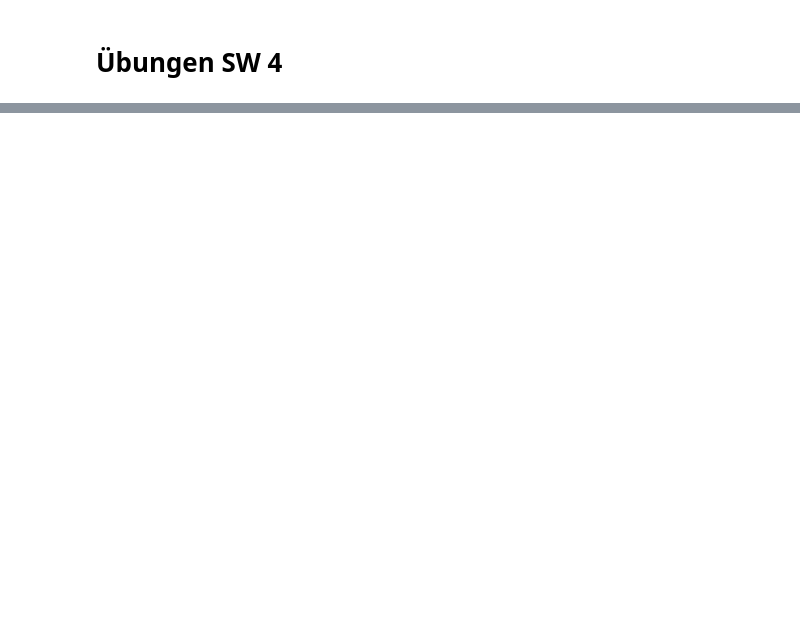
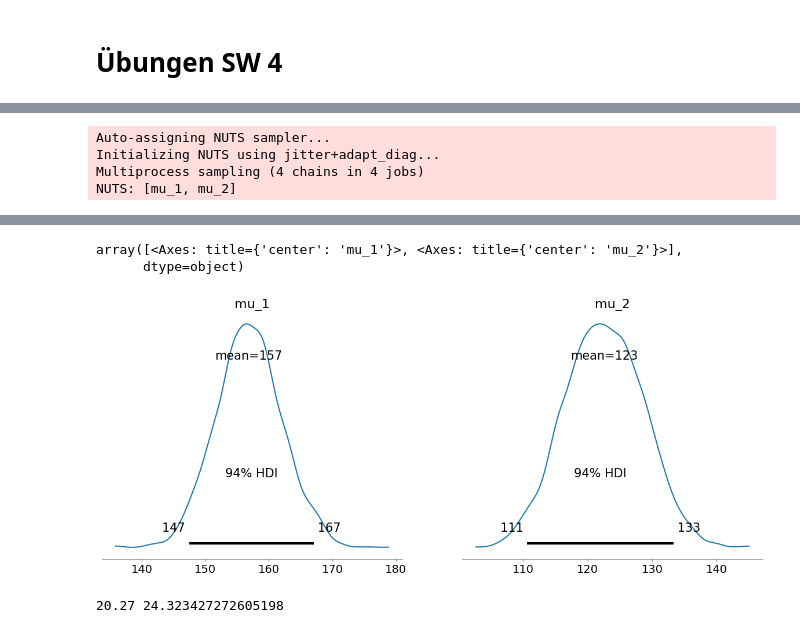
Before and after one commit to justinmeckmann1/stoc_hs24, a Jupyter notebook: Uebungen/04 - MCMC.ipynb, the cells around one changed output, grey strips where cells are left out. Drawn from its saved outputs; the diff is of its cells as text; code cells hidden in the pictures; blank space fills up the shorter version.

```diff
--- a/Uebungen/04 - MCMC.ipynb
+++ b/Uebungen/04 - MCMC.ipynb
@@ -17,0 +133,13 @@ plt.show()
+# %%
+# Aufgabe 4.5)
+import numpy as np
+import pymc as pm
+import arviz as az
+import matplotlib.pyplot as plt
+import scipy.stats as st
+from pandas import Series
+
+rind        = Series([186, 181, 176, 149, 184, 190, 158, 139, 175, 148, 152, 111, 141, 153, 190, 157, 131, 149, 135, 132])
+gefluegel   = Series([129, 132, 102, 106, 94, 102, 87, 99, 170, 113, 135, 142, 86, 143, 152, 146, 144])
+
+# a) nich gepaart --> die einzelnen Werte habe keine Beziehung zueinander --> zwei unabhängige Gruppen
@@ -17,0 +160,23 @@ plt.show()
+# %%
+# Prior verteilung
+sigma_rind      = rind.std()
+sigma_gefluegel = gefluegel.std()
+
+lower = 50
+upper = 250
+
+with pm.Model() as model_mul:
+    mu_1 = pm.Uniform('mu_1', lower=100, upper=250)
+    mu_2 = pm.Uniform('mu_2', lower=100, upper=250)
+    y_f  = pm.Normal('y_f', mu=mu_1, sigma=sigma_rind, observed=rind)
+    y_m  = pm.Normal('y_m', mu=mu_2, sigma=sigma_gefluegel, observed=gefluegel)
+    trace= pm.sample(1000)
+
+az.plot_posterior(trace)
+
+# Antwort d/e: Ja, es gibt einen relevanten Unterschied zwischen den beiden Gruppen. Die beiden HDI zeigen keine Überlappung.
+# %% [output]
+Auto-assigning NUTS sampler...
+Initializing NUTS using jitter+adapt_diag...
+Multiprocess sampling (4 chains in 4 jobs)
+NUTS: [mu_1, mu_2]
@@ -17,0 +186,31 @@ plt.show()
+array([<Axes: title={'center': 'mu_1'}>, <Axes: title={'center': 'mu_2'}>],
+      dtype=object)
+[figure, added]
+# %%
+# Aufgabe 4.6
+import numpy as np
+import pymc as pm
+import arviz as az
+import matplotlib.pyplot as plt
+import scipy.stats as st
+from pandas import Series
+
+data_z = np.array([16.3, 12.7, 14.0, 53.3, 117, 62.6, 27.6])
+data_b = np.array([10.4, 8.91, 11.7, 29.9, 46.3, 25.0, 29.4])
+data = data_z - data_b
+
+# mdma_zuerich = Series([16.3, 12.7, 14.0, 53.3, 117, 62.6, 27.6])
+# mdma_basel = Series([10.4, 8.91, 11.7, 29.9, 46.3, 25.0, 29.4])
+# d = mdma_zuerich - mdma_basel
+
+# print(d.mean(), d.std())
+# feststellung std series =! std numpy array
+
+# a) mu und sigma
+mu = data.mean()
+sigma = data.std()
+print(mu, sigma)
+
+# b) gepaarte stichproben --> jeder Tag hat zwei Messwerte die miteinander korrelieren
+# %% [output]
+20.27 24.323427272605198
```
Also changed, not shown: parts of 15 cells of this notebook, 15 other files.
